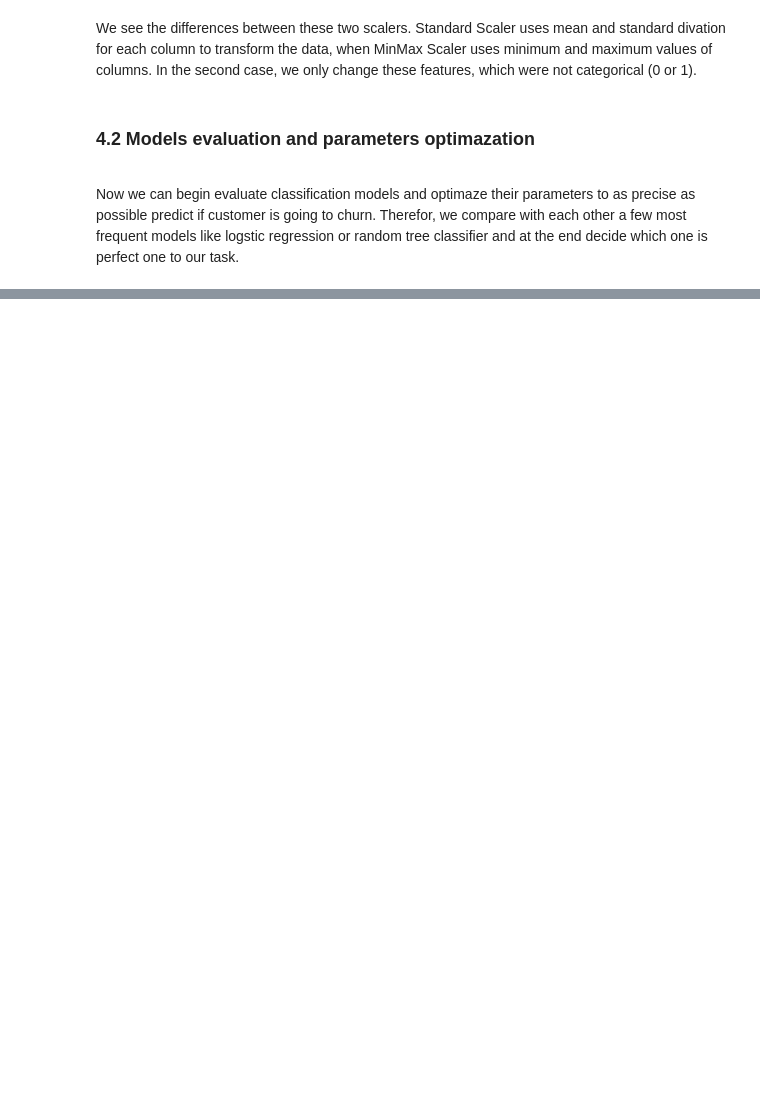
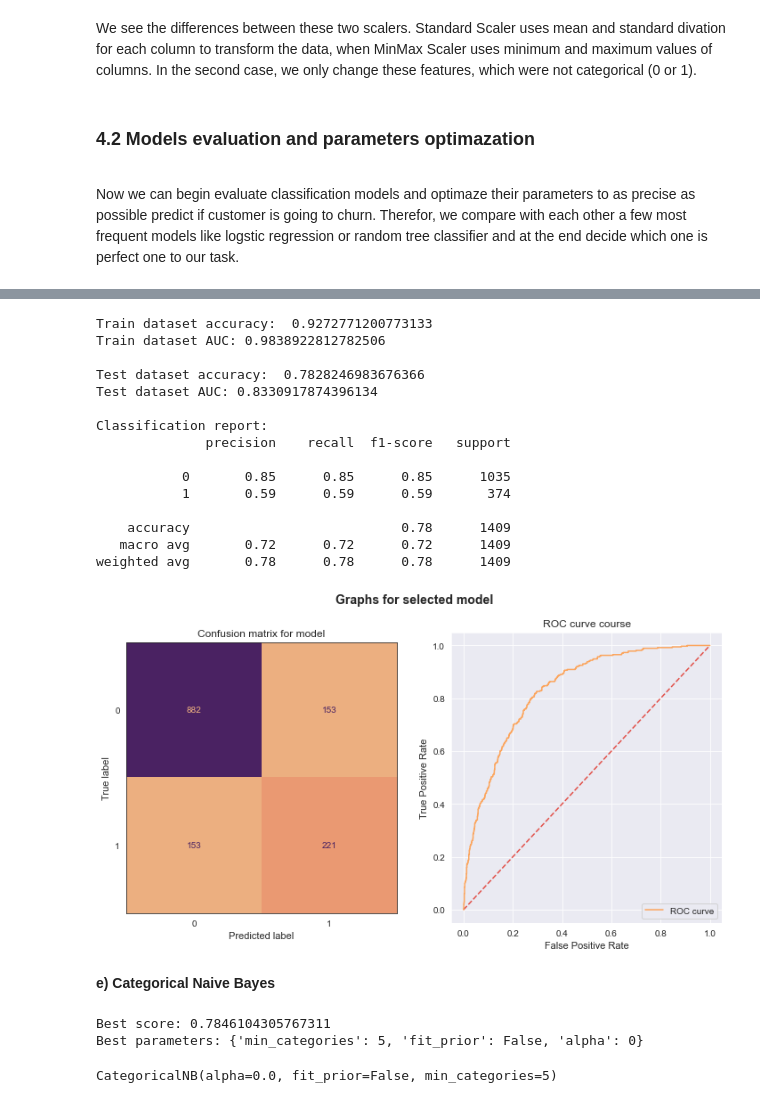
Before and after one commit to jacobolyst/Data_analysis-Data_science_portfolio, a Jupyter notebook: Telco Customer Churn Classification/Telco_Data_Mining.ipynb, the cells around one changed output, grey strips where cells are left out. Drawn from its saved outputs; the diff is of its cells as text; code cells hidden in the pictures; blank space fills up the shorter version.

```diff
--- a/Telco Customer Churn Classification/Telco_Data_Mining.ipynb
+++ b/Telco Customer Churn Classification/Telco_Data_Mining.ipynb
@@ -1332,0 +1435,50 @@ In this anlysis we intentionally miss the first row, because we focused on them
+# %%
+# Getting classification report and plots
+rf_results = model_results_plots(random_forest_optimal_model, X_train_minmax, X_test_minmax, y_train)
+
+rf_model, rf_precision, rf_recall = rf_results[0], rf_results[1], rf_results[2]
+rf_f1_score, rf_test_accuracy, rf_roc_score = rf_results[3], rf_results[4], rf_results[5]
+# %% [output]
+Train dataset accuracy:  0.9272771200773133
+Train dataset AUC: 0.9838922812782506
+
+Test dataset accuracy:  0.7828246983676366
+Test dataset AUC: 0.8330917874396134
+
+Classification report:
+              precision    recall  f1-score   support
+
+           0       0.85      0.85      0.85      1035
+           1       0.59      0.59      0.59       374
+
+    accuracy                           0.78      1409
+   macro avg       0.72      0.72      0.72      1409
+weighted avg       0.78      0.78      0.78      1409
+[figure, added]
+# %% [markdown]
+<b>e) Categorical Naive Bayes</b>
+# %%
+# Defined and create simple random forest classiefier model
+categorical_nb = CategoricalNB()
+
+# Grid (dictionary) for the hyperparameters of the model like C - regularization strength or penalty
+params_categorical_nb = {'alpha' : [0, 0.01, 0.1, 1, 5], 'fit_prior' : [True, False], 'min_categories' : [0, 1, 2, 5, 6, 8, 10]}
+
+# Using Random Search algorithm for finding best parameters
+random_search_categorical_nb = RandomizedSearchCV(categorical_nb, param_distributions = params_categorical_nb, cv = CV,
+                                           n_jobs = -1, n_iter = 30, random_state = 42, return_train_score = True)
+
+# Fitting the model to trained data
+random_search_categorical_nb.fit(X_train_minmax, y_train)
+
+print('Best score:', random_search_categorical_nb.best_score_)
+print('Best parameters:', random_search_categorical_nb.best_params_)
+# %% [output]
+Best score: 0.7846104305767311
+Best parameters: {'min_categories': 5, 'fit_prior': False, 'alpha': 0}
+# %%
+# Fitting model ones more, but with the best parameters
+categorical_nb_optimal_model= CategoricalNB(fit_prior = False, alpha = 0., min_categories = 5)
+categorical_nb_optimal_model.fit(X_train_minmax, y_train)
+# %% [output]
+CategoricalNB(alpha=0.0, fit_prior=False, min_categories=5)
```
Also changed, not shown: parts of 58 cells of this notebook.
